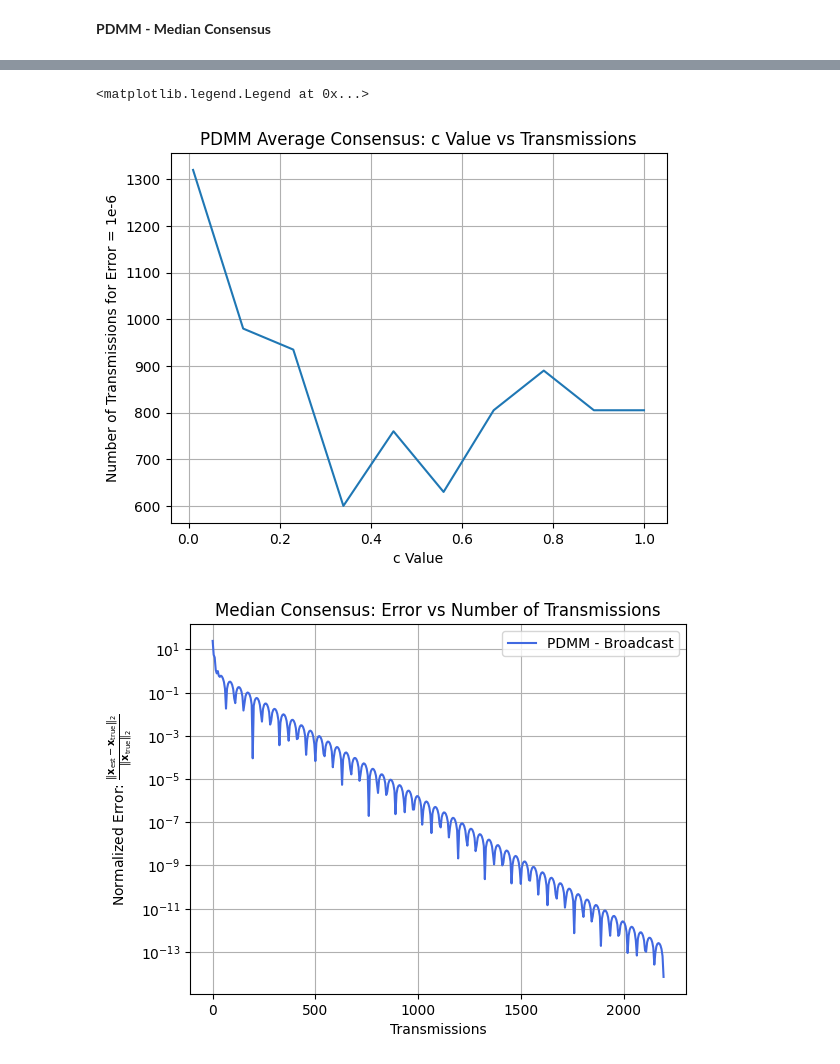
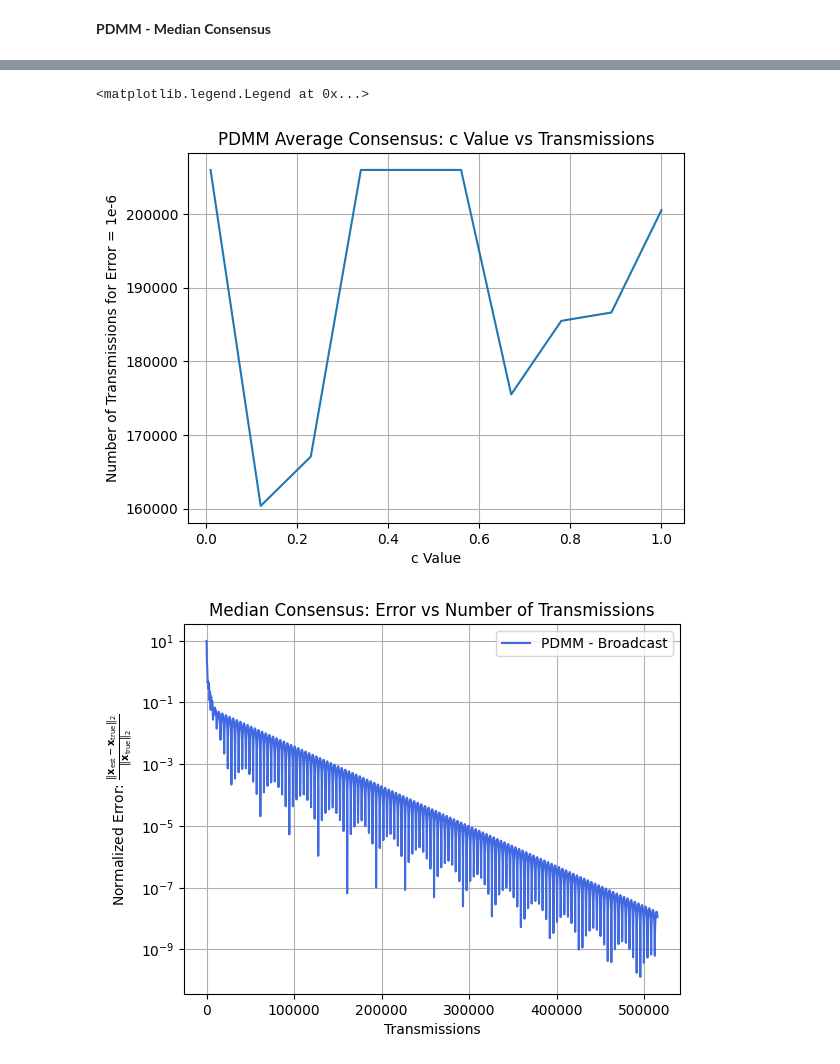
Before and after one commit to josephine-king/EE4540_Project, a Jupyter notebook: distributed_project.ipynb, the cells around one changed output, grey strips where cells are left out. Cells and saved outputs as stored; diff of their text form; code cells hidden in the pictures.

```diff
--- a/distributed_project.ipynb
+++ b/distributed_project.ipynb
@@ -13,7 +13,7 @@ FIELD_RANGE = np.array([[0, FIELD_SIZE], [0, FIELD_SIZE]])
 # True measurement function
 field_function = get_field_function()
 
-COMM_RANGE = 81
+COMM_RANGE = 30
 NUM_SENSORS = calculate_num_sensors(COMM_RANGE, FIELD_SIZE, 2)
 print("Selected number of sensors:", NUM_SENSORS)
 # %% [output]
@@ -270,8 +270,6 @@ plt.legend()
 # %% [markdown]
 **PDMM - Median Consensus**
 # %%
-sensor_measurements = np.random.normal(0, 1, sensor_measurements.shape)
-print(np.mean(sensor_measurements))
 def pdmm_median(adjacency_matrix, sensor_measurements, c, broadcast = False, num_iter = 5000, err=1e-14):
 
     n = adjacency_matrix.shape[0]
@@ -286,7 +284,7 @@ def pdmm_median(adjacency_matrix, sensor_measurements, c, broadcast = False, num
         for j in range(n):
             if adjacency_matrix[i, j] > 0:
                 # TODO: not sure how to initialize z
-                z[(i, j)] = np.random.normal(np.mean(sensor_measurements), 1e-2)
+                z[(i, j)] = np.random.normal(0, 1e-2)
 
     iter = 0
     transmission = 0
@@ -334,7 +332,6 @@ def pdmm_median(adjacency_matrix, sensor_measurements, c, broadcast = False, num
 
         iter += 1
 
-    print(iter)
     return error_vals, transmissions, x
 
 c_vals = np.linspace(0.01, 1, 10)
@@ -344,7 +341,6 @@ for c in c_vals:
     num_transmissions.append(transmissions[-1])
 best_c = c_vals[np.argmin(num_transmissions)]
 print("Best c value is:", np.round(best_c, 2))
-best_c = 1
 
 fig = plt.figure()
 plt.plot(c_vals, num_transmissions, label='Number of Transmissions')
@@ -393,3 +388,3 @@ Median node indices: [0]
 <matplotlib.legend.Legend at 0x...>
-[figure, old version]
+[figure, new version]
-[figure, old version]
+[figure, new version]
```
Also changed, not shown: parts of 6 cells of this notebook.
